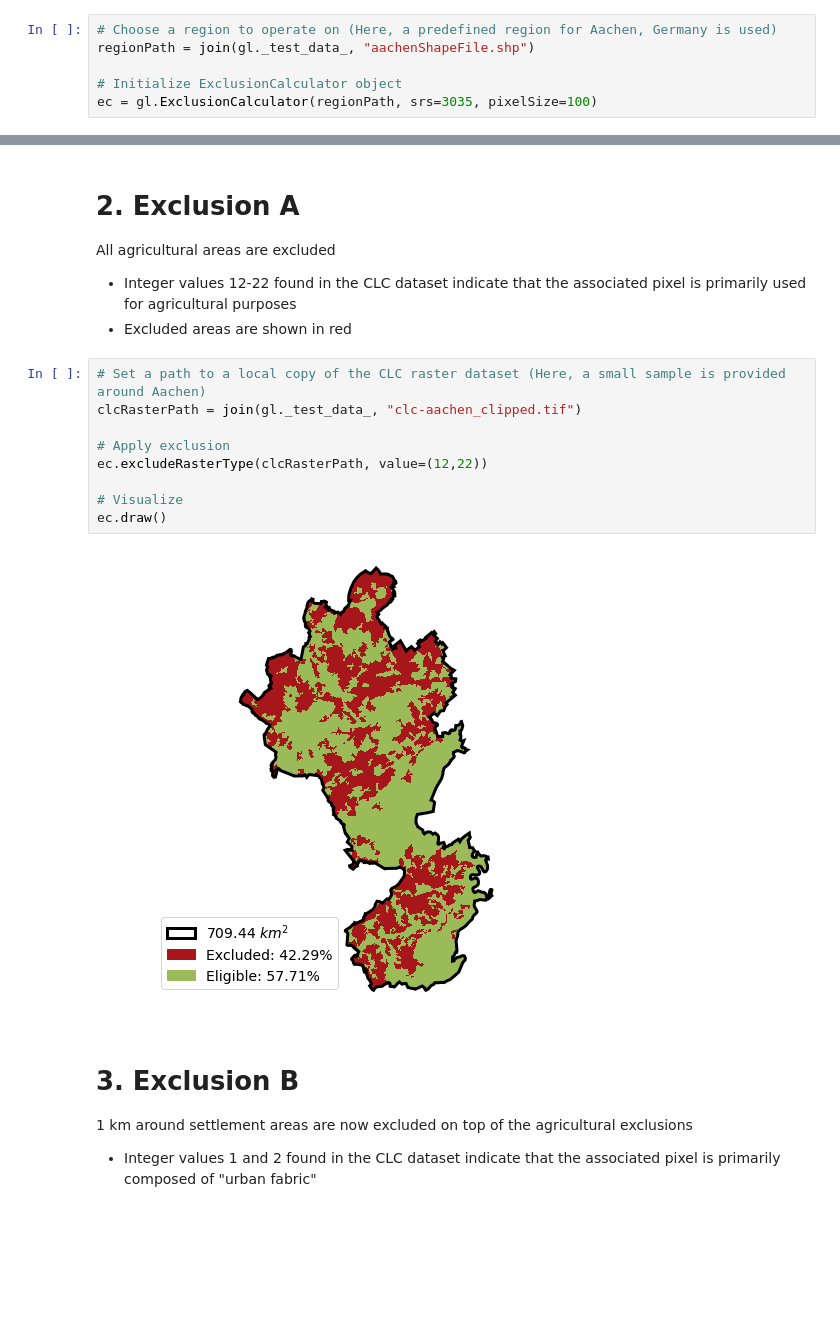
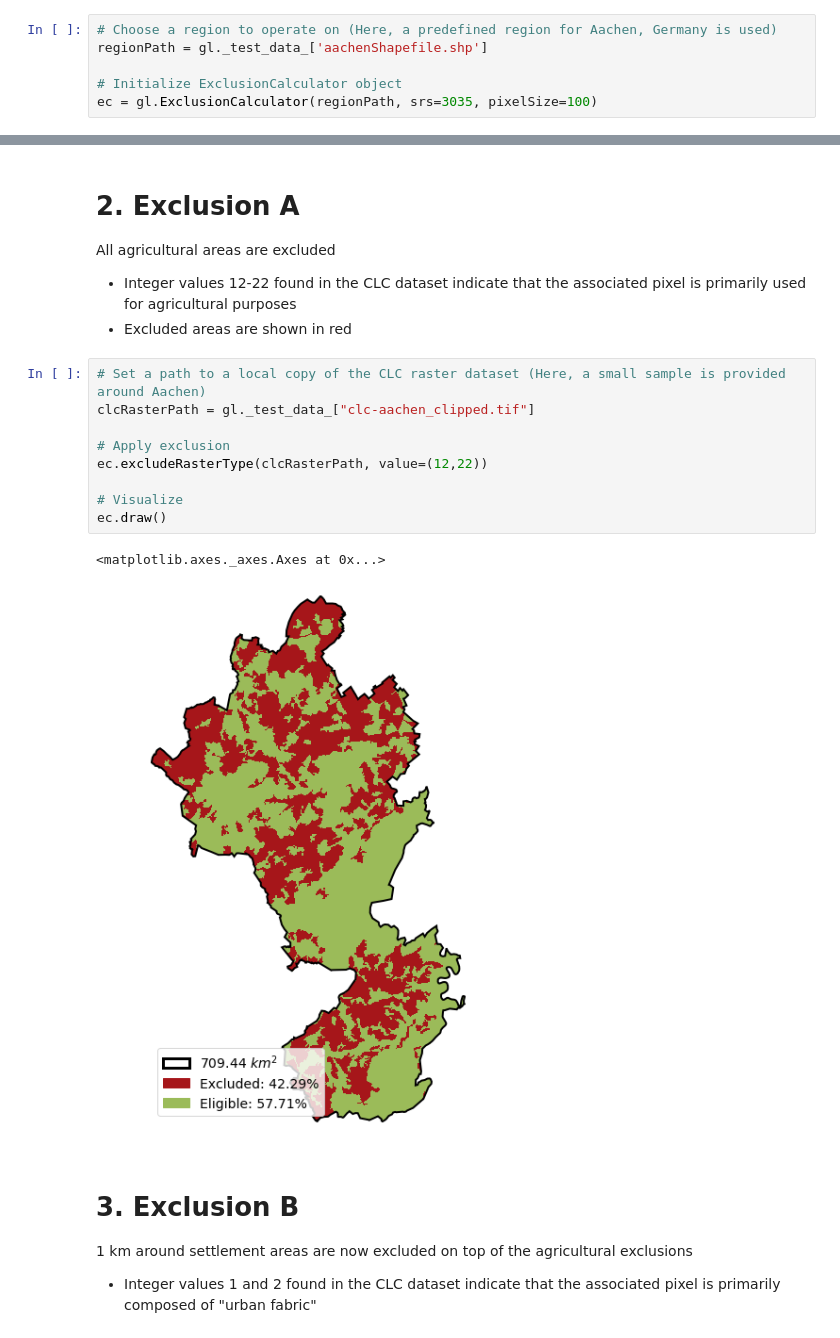
Before and after one commit to FZJ-IEK3-VSA/glaes, a Jupyter notebook: Examples/00_basic_workflow.ipynb, the cells around one changed output, grey strips where cells are left out. Cells and saved outputs as stored; diff of their text form; blank space fills up the shorter version.

```diff
--- a/Examples/00_basic_workflow.ipynb
+++ b/Examples/00_basic_workflow.ipynb
@@ -31,7 +31,7 @@ The [EPSG:3035](http://spatialreference.org/ref/epsg/etrs89-etrs-laea/) spatial
 An inherent resolution of 100 x 100 meters is chosen as this is small enough to capture small details, but not so large as to require too many resources
 # %%
 # Choose a region to operate on (Here, a predefined region for Aachen, Germany is used)
-regionPath = join(gl._test_data_, "aachenShapeFile.shp")
+regionPath = gl._test_data_['aachenShapefile.shp']
 
 # Initialize ExclusionCalculator object
 ec = gl.ExclusionCalculator(regionPath, srs=3035, pixelSize=100)
@@ -55,15 +56,16 @@ All agricultural areas are excluded
 * Excluded areas are shown in red
 # %%
 # Set a path to a local copy of the CLC raster dataset (Here, a small sample is provided around Aachen)
-clcRasterPath = join(gl._test_data_, "clc-aachen_clipped.tif")
+clcRasterPath = gl._test_data_["clc-aachen_clipped.tif"]
 
 # Apply exclusion
 ec.excludeRasterType(clcRasterPath, value=(12,22))
 
 # Visualize
 ec.draw()
 # %% [output]
+<matplotlib.axes._axes.Axes at 0x...>
-[figure, old version]
+[figure, new version]
 # %% [markdown]
 # 3. Exclusion B
 
```
Also changed, not shown: parts of 4 cells of this notebook.
